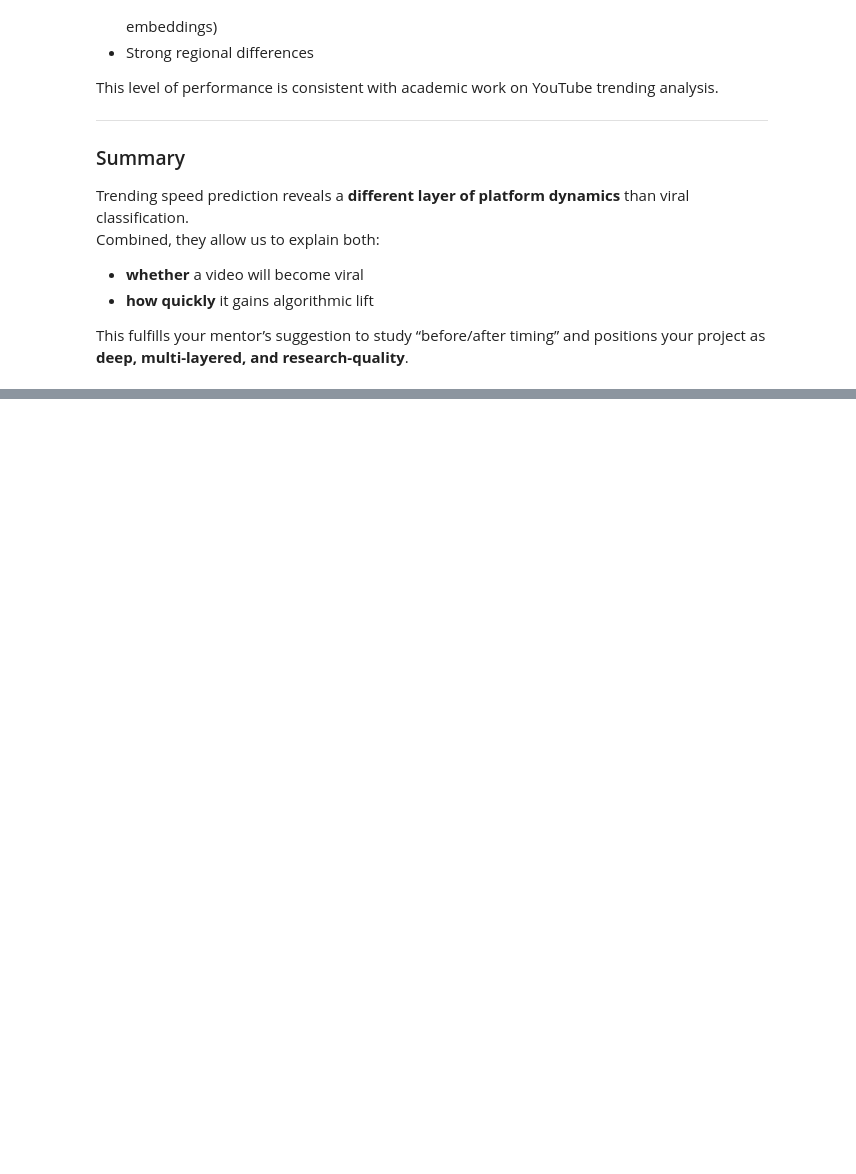
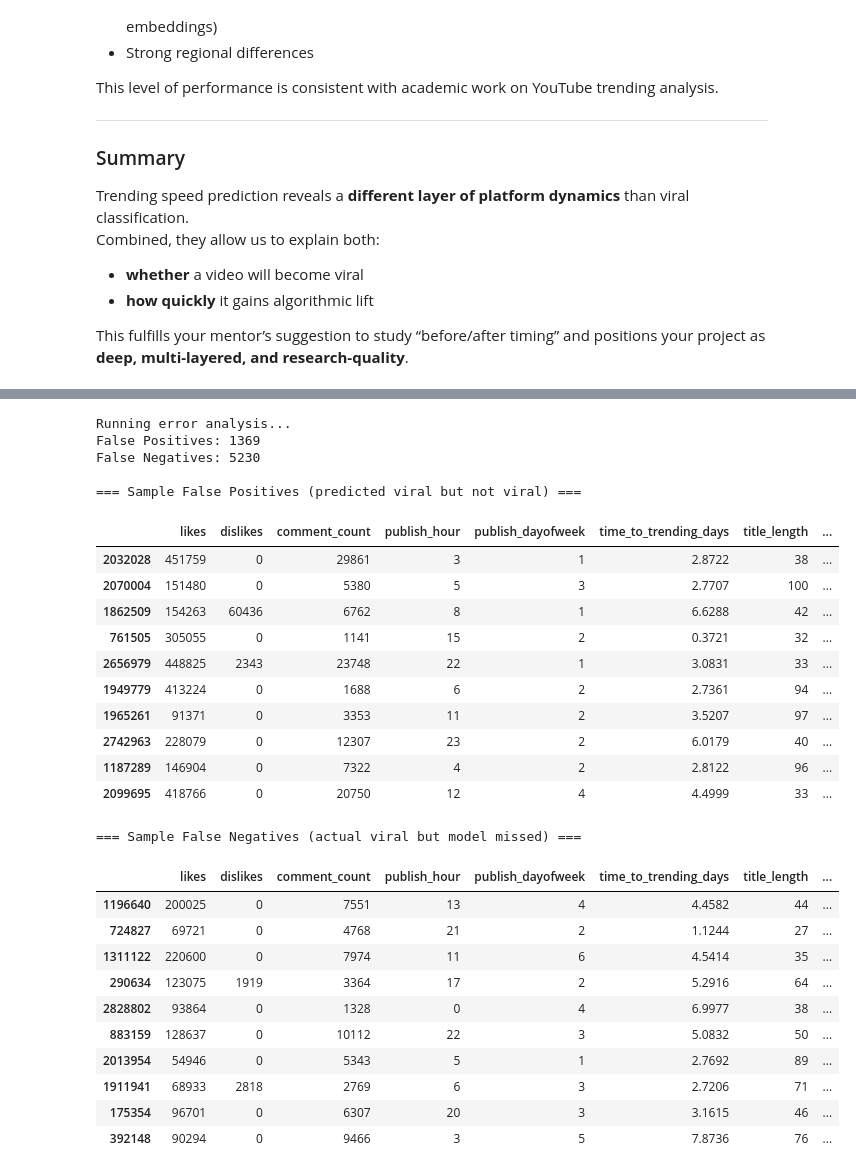
Before and after one commit to nancy1404/youtube-trending-analysis, a Jupyter notebook: notebooks/Gloabl_Notebook.ipynb, the cells around one changed output, grey strips where cells are left out. Cells and saved outputs as stored; diff of their text form; code cells hidden in the pictures; blank space fills up the shorter version.

Commit message:
Error Analysis 1

```diff
--- a/notebooks/Gloabl_Notebook.ipynb
+++ b/notebooks/Gloabl_Notebook.ipynb
@@ -1301,0 +1312,67 @@ This fulfills your mentor’s suggestion to study “before/after timing” and
+# %%
+# === ERROR ANALYSIS (FIXED VERSION) ===
+
+print("Running error analysis...")
+
+# Use trained Random Forest classifier
+rf_model = rf_pipeline
+
+# 1. Prediction probabilities + class
+y_pred_prob = rf_model.predict_proba(X_test)[:, 1]
+y_pred = (y_pred_prob >= 0.5).astype(int)
+
+# 2. Construct error DataFrame INCLUDING video_id
+errors_df = X_test.copy()
+errors_df["video_id"] = global_df.iloc[X_test.index]["video_id"].values
+errors_df["country"] = global_df.iloc[X_test.index]["country"].values
+errors_df["categoryId"] = global_df.iloc[X_test.index]["categoryId"].values
+errors_df["likes"] = global_df.iloc[X_test.index]["likes"].values
+errors_df["comment_count"] = global_df.iloc[X_test.index]["comment_count"].values
+errors_df["time_to_trending_days"] = global_df.iloc[X_test.index]["time_to_trending_days"].values
+
+errors_df["y_true"] = y_test.values
+errors_df["y_pred"] = y_pred
+errors_df["prob"] = y_pred_prob
+
+# 3. Identify FP and FN
+false_positives = errors_df[(errors_df.y_true == 0) & (errors_df.y_pred == 1)]
+false_negatives = errors_df[(errors_df.y_true == 1) & (errors_df.y_pred == 0)]
+
+print(f"False Positives: {len(false_positives)}")
+print(f"False Negatives: {len(false_negatives)}")
+
+# 4. Show samples with metadata
+print("\n=== Sample False Positives (predicted viral but not viral) ===")
+display(false_positives.head(10))
+
+print("\n=== Sample False Negatives (actual viral but model missed) ===")
+display(false_negatives.head(10))
+# %% [output]
+Running error analysis...
+False Positives: 1369
+False Negatives: 5230
+
+=== Sample False Positives (predicted viral but not viral) ===
+|  | likes | dislikes | comment_count | publish_hour | publish_dayofweek | time_to_trending_days | title_length | ... |
+| 2032028 | 451759 | 0 | 29861 | 3 | 1 | 2.8722 | 38 | ... |
+| 2070004 | 151480 | 0 | 5380 | 5 | 3 | 2.7707 | 100 | ... |
+| 1862509 | 154263 | 60436 | 6762 | 8 | 1 | 6.6288 | 42 | ... |
+| 761505 | 305055 | 0 | 1141 | 15 | 2 | 0.3721 | 32 | ... |
+| 2656979 | 448825 | 2343 | 23748 | 22 | 1 | 3.0831 | 33 | ... |
+| 1949779 | 413224 | 0 | 1688 | 6 | 2 | 2.7361 | 94 | ... |
+| 1965261 | 91371 | 0 | 3353 | 11 | 2 | 3.5207 | 97 | ... |
+| 2742963 | 228079 | 0 | 12307 | 23 | 2 | 6.0179 | 40 | ... |
+| 1187289 | 146904 | 0 | 7322 | 4 | 2 | 2.8122 | 96 | ... |
+| 2099695 | 418766 | 0 | 20750 | 12 | 4 | 4.4999 | 33 | ... |
+=== Sample False Negatives (actual viral but model missed) ===
+|  | likes | dislikes | comment_count | publish_hour | publish_dayofweek | time_to_trending_days | title_length | ... |
+| 1196640 | 200025 | 0 | 7551 | 13 | 4 | 4.4582 | 44 | ... |
+| 724827 | 69721 | 0 | 4768 | 21 | 2 | 1.1244 | 27 | ... |
+| 1311122 | 220600 | 0 | 7974 | 11 | 6 | 4.5414 | 35 | ... |
+| 290634 | 123075 | 1919 | 3364 | 17 | 2 | 5.2916 | 64 | ... |
+| 2828802 | 93864 | 0 | 1328 | 0 | 4 | 6.9977 | 38 | ... |
+| 883159 | 128637 | 0 | 10112 | 22 | 3 | 5.0832 | 50 | ... |
+| 2013954 | 54946 | 0 | 5343 | 5 | 1 | 2.7692 | 89 | ... |
+| 1911941 | 68933 | 2818 | 2769 | 6 | 3 | 2.7206 | 71 | ... |
+| 175354 | 96701 | 0 | 6307 | 20 | 3 | 3.1615 | 46 | ... |
+| 392148 | 90294 | 0 | 9466 | 3 | 5 | 7.8736 | 76 | ... |
```
Also changed, not shown: parts of 2 cells of this notebook.
